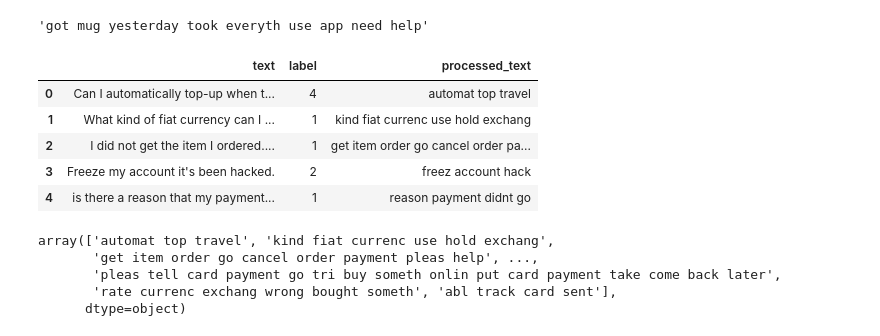
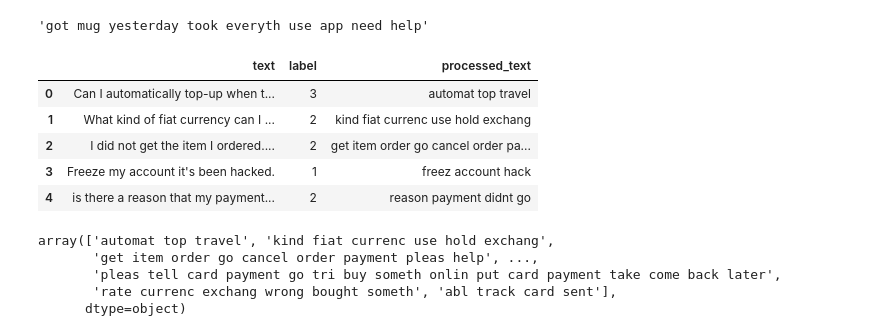
Before and after one commit to sabboshachi/my_Projects, a Jupyter notebook: Machine Learning Projects/01. Predicting the Topic of Customers’ Banking Questions/Code/Main.ipynb, the cells around one changed output. Cells and saved outputs as stored; diff of their text form; code cells hidden in the pictures.

Commit message:
data Cleaning and Preprocessing

```diff
--- a/Machine Learning Projects/01. Predicting the Topic of Customers’ Banking Questions/Code/Main.ipynb
+++ b/Machine Learning Projects/01. Predicting the Topic of Customers’ Banking Questions/Code/Main.ipynb
@@ -153,0 +154,8 @@ lblEncoder_X = LabelEncoder()
+# %%
+WorkingData_2 = WorkingData.copy()
+# %%
+# label_encoder object knows how to understand word labels.
+label_encoder = preprocessing.LabelEncoder()
+
+# Encode labels in column 'species'.
+WorkingData_2['label']= label_encoder.fit_transform(WorkingData_2['label'])
@@ -261,14 +256,14 @@ clean_text(df["text"][10000]) # Example for the fucntion
 # %%
 # Apply the fucntion to dataset text column
 
-df['processed_text'] = df['text'].apply(clean_text)
+WorkingData_2['processed_text'] = WorkingData_2['text'].apply(clean_text)
 # %%
-df.head()
+WorkingData_2.head()
 # %% [output]
 |  | text | label | processed_text |
-| 0 | Can I automatically top-up when t... | 4 | automat top travel |
-| 1 | What kind of fiat currency can I ... | 1 | kind fiat currenc use hold exchang |
-| 2 | I did not get the item I ordered.... | 1 | get item order go cancel order pa... |
-| 3 | Freeze my account it's been hacked. | 2 | freez account hack |
-| 4 | is there a reason that my payment... | 1 | reason payment didnt go |
+| 0 | Can I automatically top-up when t... | 3 | automat top travel |
+| 1 | What kind of fiat currency can I ... | 2 | kind fiat currenc use hold exchang |
+| 2 | I did not get the item I ordered.... | 2 | get item order go cancel order pa... |
+| 3 | Freeze my account it's been hacked. | 1 | freez account hack |
+| 4 | is there a reason that my payment... | 2 | reason payment didnt go |
 # %%
```
Also changed, not shown: parts of 62 cells of this notebook.
